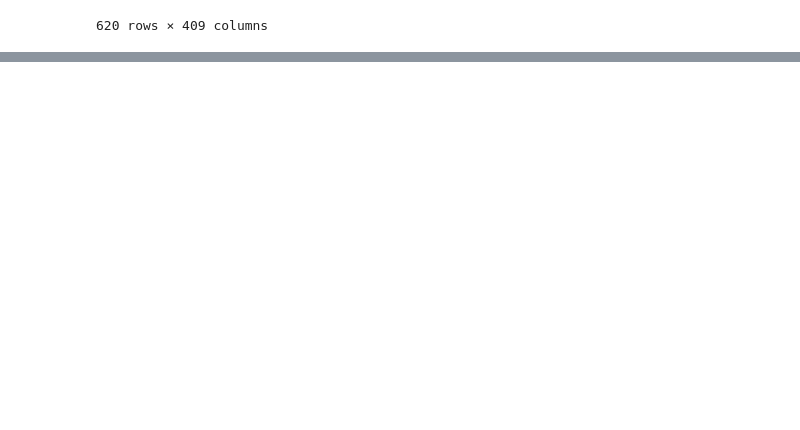
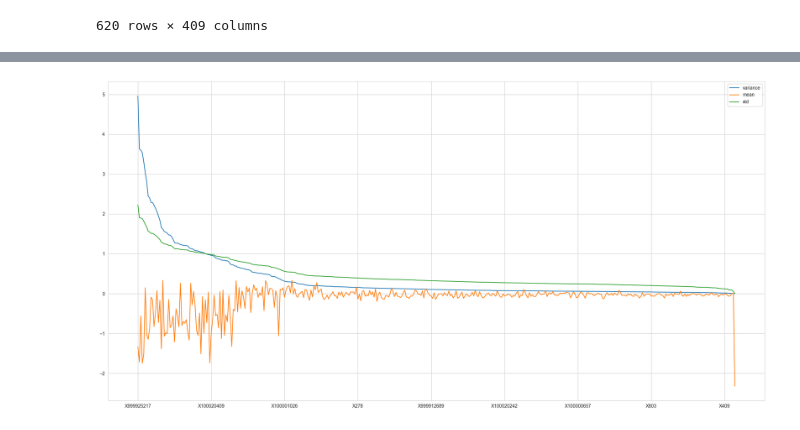
Before and after one commit to d13anu/AD-biomarkers, a Jupyter notebook: meta_prep.ipynb, the cells around one changed output, grey strips where cells are left out. Saved outputs shown, nothing was run; the diff lists cells and outputs as text; code cells hidden in the pictures; blank space fills up the shorter version.

```diff
--- a/meta_prep.ipynb
+++ b/meta_prep.ipynb
@@ -183,0 +229,17 @@ exp_data_final.to_csv('SourceData/meta_exp_data.csv', index=False)
+# %%
+vars = pd.DataFrame.var(exp_data_final).sort_values(ascending=False)
+means = pd.DataFrame.mean(exp_data_final).sort_values(ascending=False)
+std = pd.DataFrame.std(exp_data_final).sort_values(ascending=False)
+# Combine into a single DataFrame
+stats_df = pd.DataFrame({
+    'variance': vars,
+    'mean': means,
+    'std': std
+}).sort_values(by='std', ascending=False)
+
+# Plot
+stats_df.plot(y=['variance', 'mean', 'std'], figsize=(20, 10))
+plt.tight_layout()
+plt.show()
+# %% [output]
+[figure, added]
```
Also changed, not shown: parts of 6 cells of this notebook.
